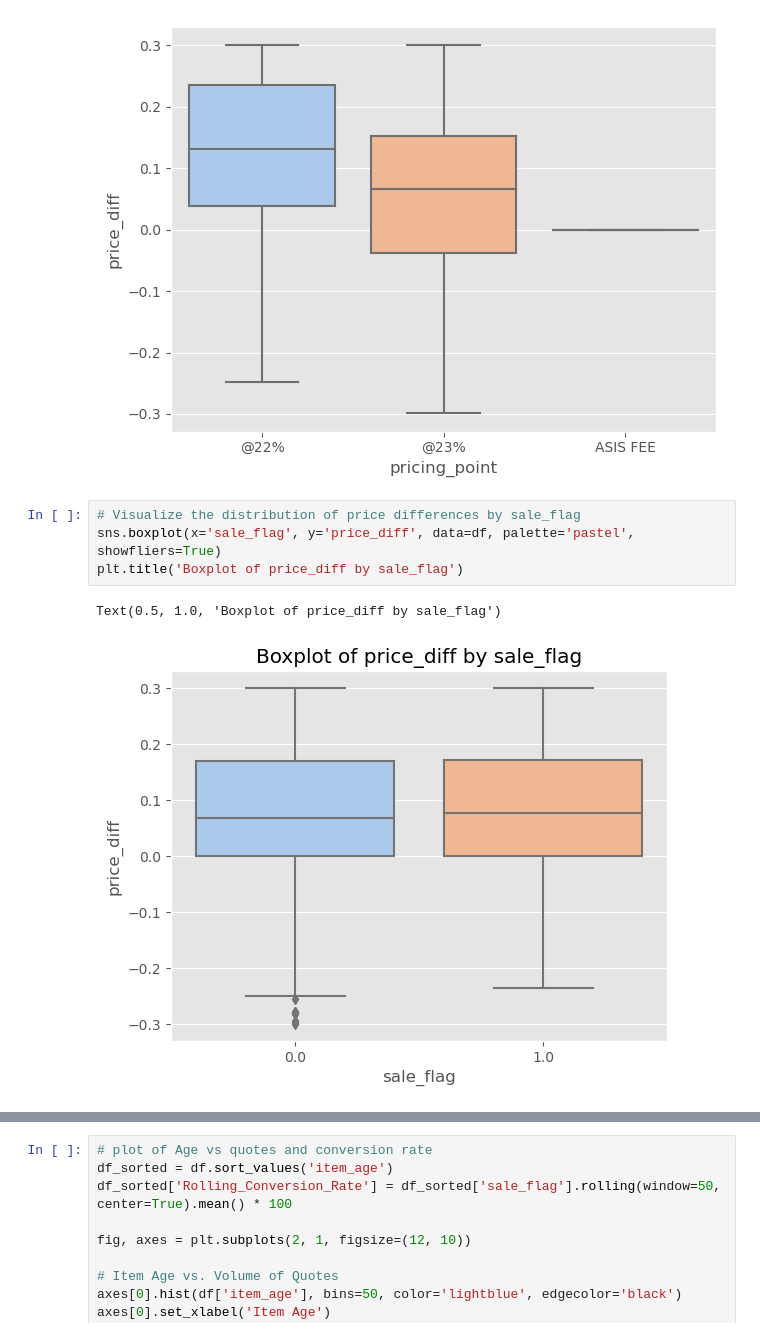
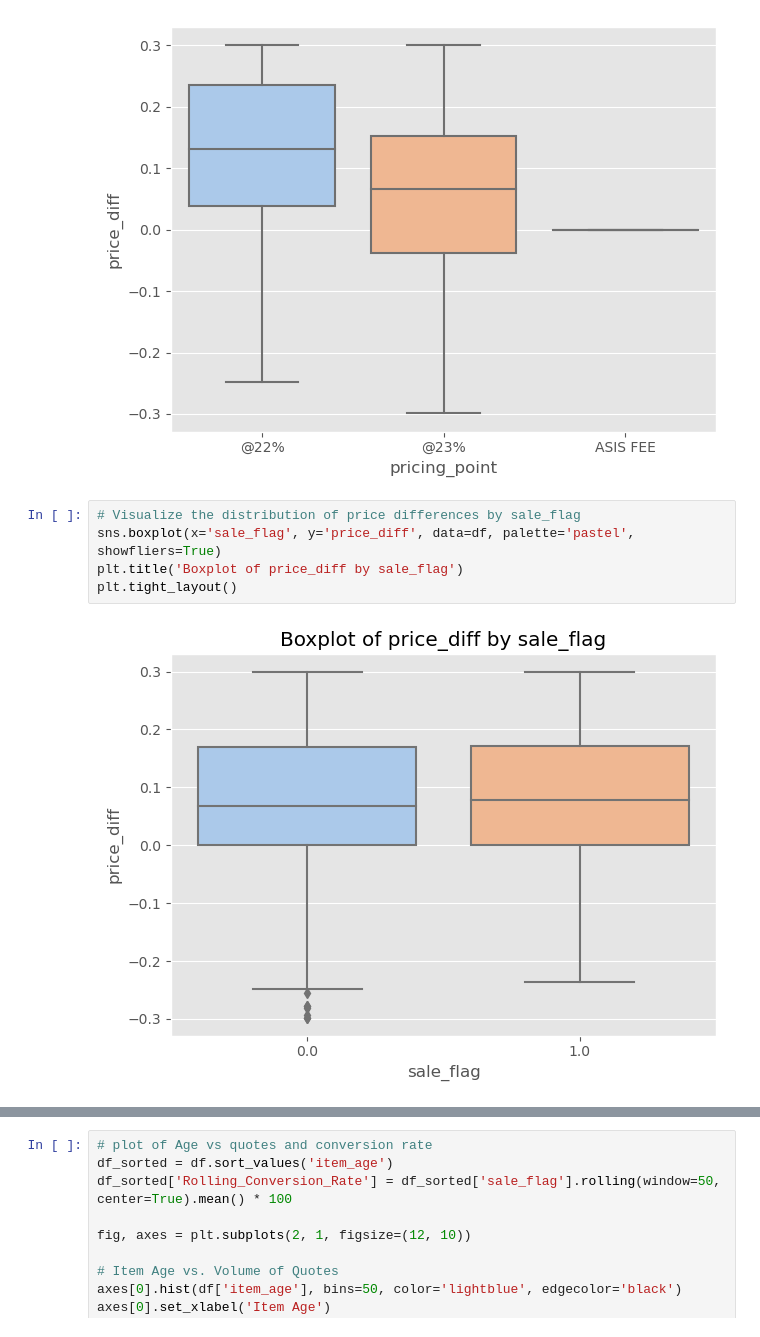
Before and after one commit to matin-zarei/DG-assessment, a Jupyter notebook: Main.ipynb, the cells around one changed output, grey strips where cells are left out. Saved outputs shown, nothing was run; the diff lists cells and outputs as text.

```diff
--- a/Main.ipynb
+++ b/Main.ipynb
@@ -526,10 +521,10 @@ plt.tight_layout()
 # %%
 # Visualize the distribution of price differences by sale_flag
 sns.boxplot(x='sale_flag', y='price_diff', data=df, palette='pastel', showfliers=True)
 plt.title('Boxplot of price_diff by sale_flag')
+plt.tight_layout()
 # %% [output]
-Text(0.5, 1.0, 'Boxplot of price_diff by sale_flag')
-[figure, old version]
+[figure, new version]
 # %%
 # Scatter plot of base_rate vs offered_premium
 
```
Also changed, not shown: parts of 34 cells of this notebook.
